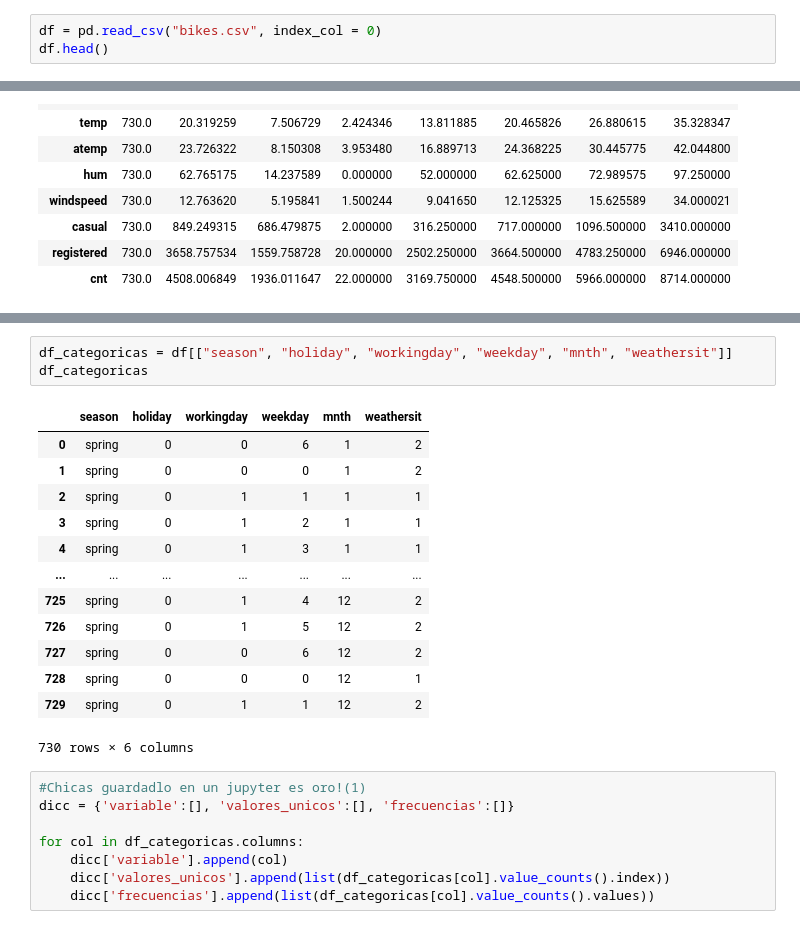
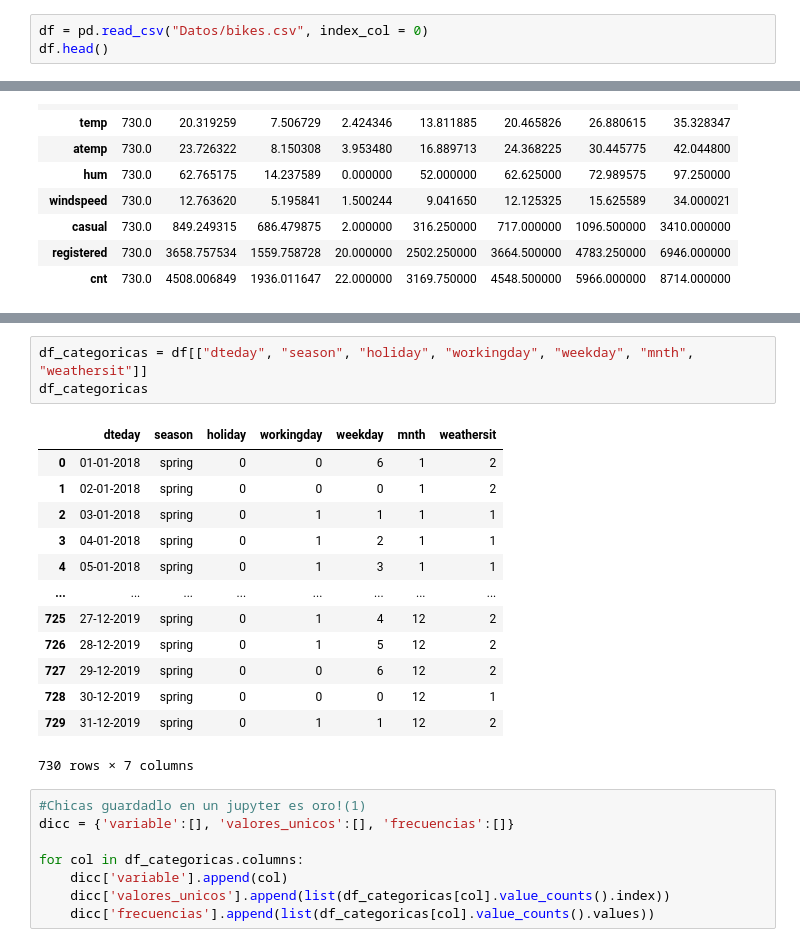
Before and after one commit to chloeiris/DA-Project3-Bike-Rental-ML-Predictive-Models, a Jupyter notebook: EDA_Bike_Sharing.ipynb, the cells around one changed output, grey strips where cells are left out. Drawn from its saved outputs; the diff is of its cells as text.

```diff
--- a/EDA_Bike_Sharing.ipynb
+++ b/EDA_Bike_Sharing.ipynb
@@ -4,5 +8,5 @@ import numpy as np
 # %%
-df = pd.read_csv("bikes.csv", index_col = 0)
+df = pd.read_csv("Datos/bikes.csv", index_col = 0)
 df.head()
 # %% [output]
 |  | instant | dteday | season | yr | mnth | holiday | weekday | workingday | weathersit | temp | ... |
@@ -70,22 +74,22 @@ registered    0
 cnt           0
 dtype: int64
 # %%
-df_categoricas = df[["season", "holiday", "workingday", "weekday", "mnth", "weathersit"]]
+df_categoricas = df[["dteday", "season", "holiday", "workingday", "weekday", "mnth", "weathersit"]]
 df_categoricas
 # %% [output]
-|  | season | holiday | workingday | weekday | mnth | weathersit |
-| 0 | spring | 0 | 0 | 6 | 1 | 2 |
-| 1 | spring | 0 | 0 | 0 | 1 | 2 |
-| 2 | spring | 0 | 1 | 1 | 1 | 1 |
-| 3 | spring | 0 | 1 | 2 | 1 | 1 |
-| 4 | spring | 0 | 1 | 3 | 1 | 1 |
-| ... | ... | ... | ... | ... | ... | ... |
-| 725 | spring | 0 | 1 | 4 | 12 | 2 |
-| 726 | spring | 0 | 1 | 5 | 12 | 2 |
-| 727 | spring | 0 | 0 | 6 | 12 | 2 |
-| 728 | spring | 0 | 0 | 0 | 12 | 1 |
-| 729 | spring | 0 | 1 | 1 | 12 | 2 |
+|  | dteday | season | holiday | workingday | weekday | mnth | weathersit |
+| 0 | 01-01-2018 | spring | 0 | 0 | 6 | 1 | 2 |
+| 1 | 02-01-2018 | spring | 0 | 0 | 0 | 1 | 2 |
+| 2 | 03-01-2018 | spring | 0 | 1 | 1 | 1 | 1 |
+| 3 | 04-01-2018 | spring | 0 | 1 | 2 | 1 | 1 |
+| 4 | 05-01-2018 | spring | 0 | 1 | 3 | 1 | 1 |
+| ... | ... | ... | ... | ... | ... | ... | ... |
+| 725 | 27-12-2019 | spring | 0 | 1 | 4 | 12 | 2 |
+| 726 | 28-12-2019 | spring | 0 | 1 | 5 | 12 | 2 |
+| 727 | 29-12-2019 | spring | 0 | 0 | 6 | 12 | 2 |
+| 728 | 30-12-2019 | spring | 0 | 0 | 0 | 12 | 1 |
+| 729 | 31-12-2019 | spring | 0 | 1 | 1 | 12 | 2 |
-730 rows × 6 columns
+730 rows × 7 columns
 # %%
 #Chicas guardadlo en un jupyter es oro!(1)
 dicc = {'variable':[], 'valores_unicos':[], 'frecuencias':[]}
```
Also changed, not shown: parts of 16 cells of this notebook, 2 other files.
